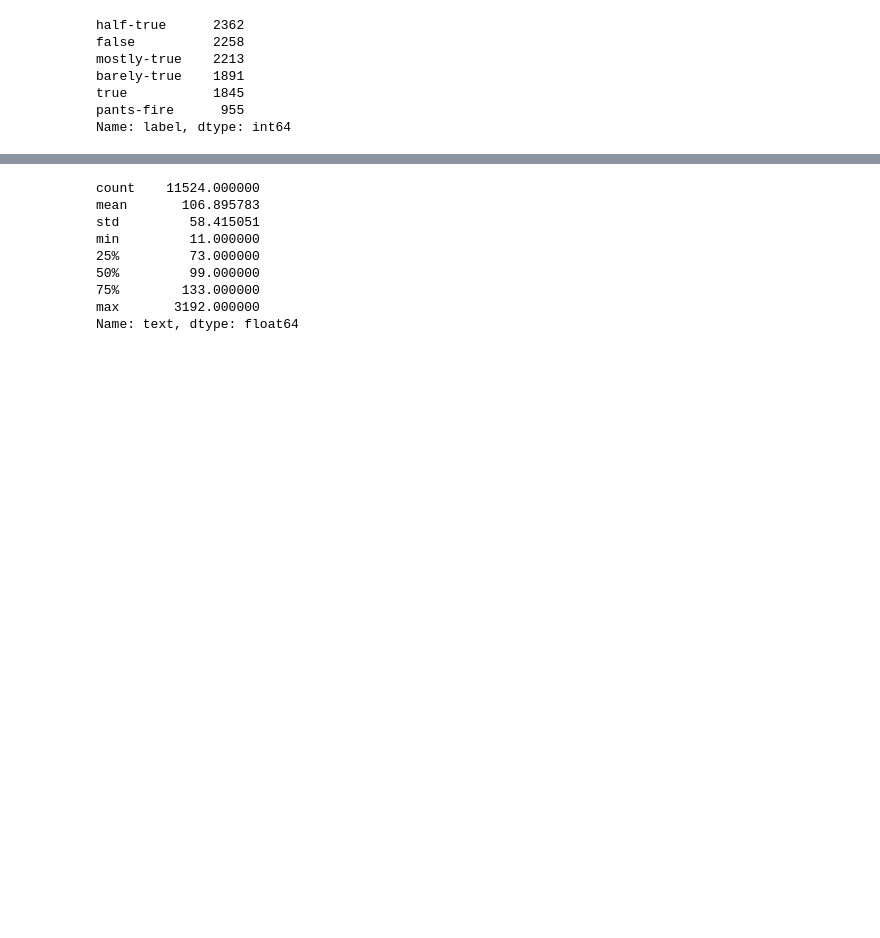
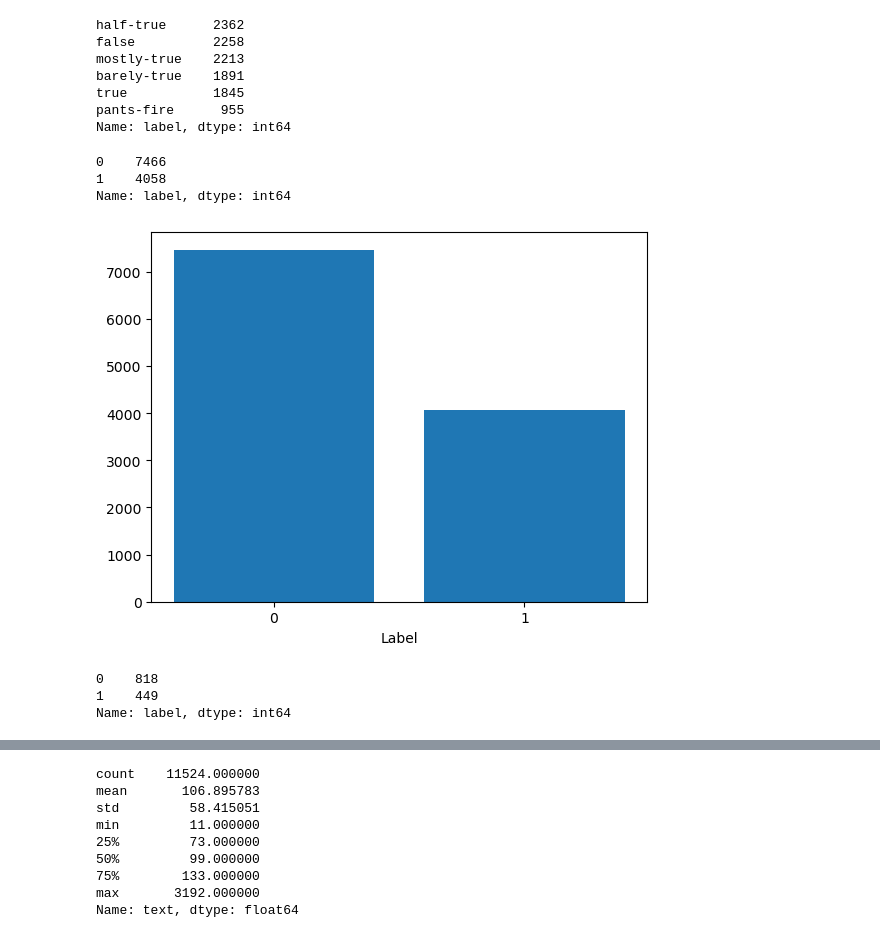
Before and after one commit to szymonsocha/master-thesis, a Jupyter notebook: code/BERT_embedding+classification_local.ipynb, the cells around one changed output, grey strips where cells are left out. Drawn from its saved outputs; the diff is of its cells as text; code cells hidden in the pictures; blank space fills up the shorter version.

```diff
--- a/code/BERT_embedding+classification_local.ipynb
+++ b/code/BERT_embedding+classification_local.ipynb
@@ -57,3 +57,27 @@ convert_text_labels = lambda x: 1 if x in ['true', 'mostly-true'] else 0
 # %%
 train['label'] = train['label'].apply(convert_text_labels)
 test['label'] = test['label'].apply(convert_text_labels)
+# %%
+train['label'].value_counts()
+# %% [output]
+0    7466
+1    4058
+Name: label, dtype: int64
+# %%
+plt.bar(train['label'].value_counts().index, train['label'].value_counts().values)
+
+plt.xticks(train['label'].value_counts().index, ['0', '1'])
+
+plt.title('Train')
+plt.xlabel('Label')
+plt.ylabel('Count')
+
+plt.show()
+# %% [output]
+[figure, added]
+# %%
+test['label'].value_counts()
+# %% [output]
+0    818
+1    449
+Name: label, dtype: int64
```
Also changed, not shown: parts of 3 cells of this notebook.
